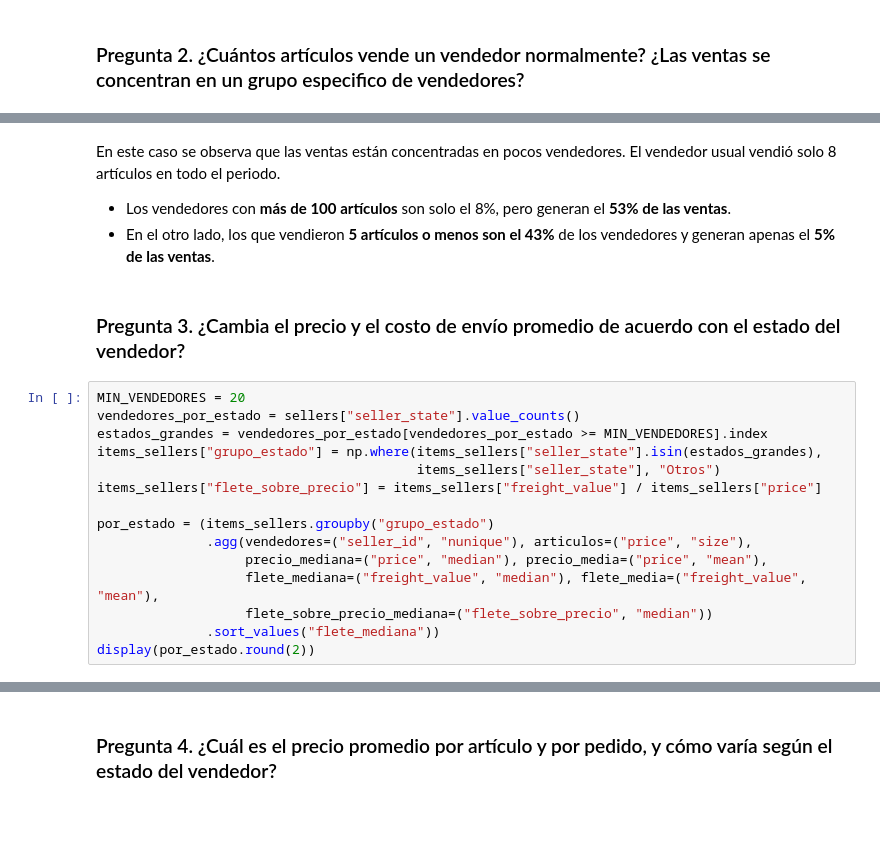
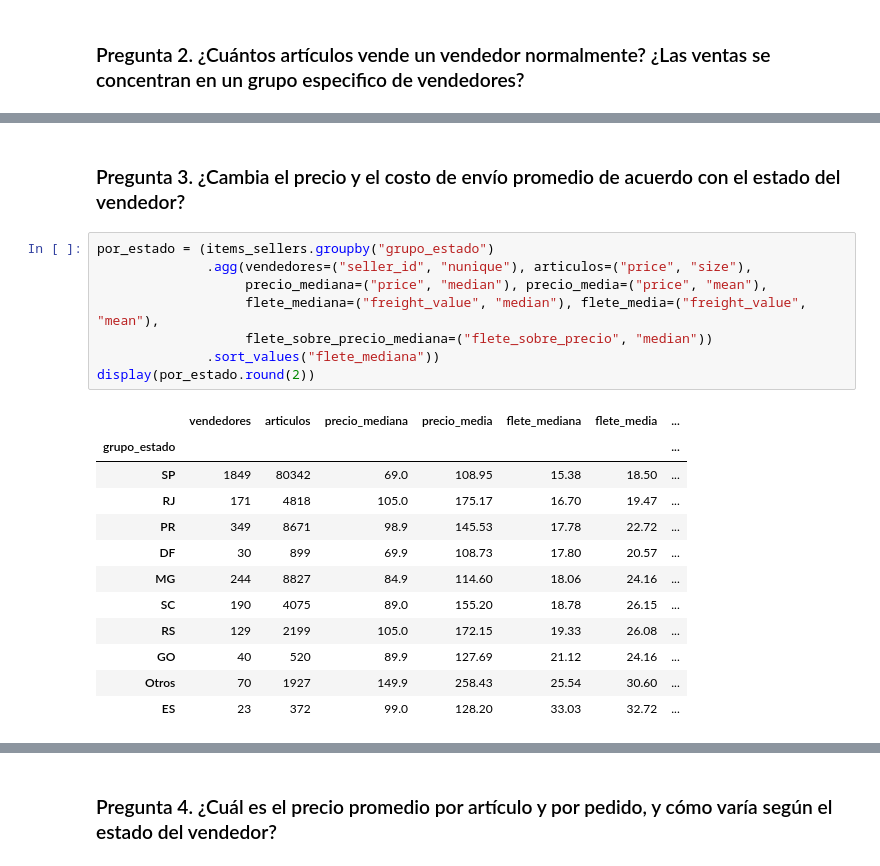
Before and after one commit to chaffrey8/DMEMCD_2026, a Jupyter notebook: Proyecto_JM.ipynb, the cells around one changed output, grey strips where cells are left out. Drawn from its saved outputs; the diff is of its cells as text; blank space fills up the shorter version.

```diff
--- a/Proyecto_JM.ipynb
+++ b/Proyecto_JM.ipynb
@@ -438,25 +612,24 @@ mostrar(fig, "3_2_segmentos_vendedores")
-# %% [markdown]
-En este caso se observa que las ventas están concentradas en pocos vendedores. El vendedor usual vendió solo 8
-artículos en todo el periodo.
-
-- Los vendedores con **más de 100 artículos** son solo el 8%, pero generan el **53% de las ventas**.
-- En el otro lado, los que vendieron **5 artículos o menos son el 43%** de los vendedores
-  y generan apenas el **5% de las ventas**.
 # %% [markdown]
 ### Pregunta 3. ¿Cambia el precio y el costo de envío promedio de acuerdo con el estado del vendedor?
 # %%
-MIN_VENDEDORES = 20
-vendedores_por_estado = sellers["seller_state"].value_counts()
-estados_grandes = vendedores_por_estado[vendedores_por_estado >= MIN_VENDEDORES].index
-items_sellers["grupo_estado"] = np.where(items_sellers["seller_state"].isin(estados_grandes),
-                                         items_sellers["seller_state"], "Otros")
-items_sellers["flete_sobre_precio"] = items_sellers["freight_value"] / items_sellers["price"]
-
 por_estado = (items_sellers.groupby("grupo_estado")
               .agg(vendedores=("seller_id", "nunique"), articulos=("price", "size"),
                    precio_mediana=("price", "median"), precio_media=("price", "mean"),
                    flete_mediana=("freight_value", "median"), flete_media=("freight_value", "mean"),
                    flete_sobre_precio_mediana=("flete_sobre_precio", "median"))
               .sort_values("flete_mediana"))
 display(por_estado.round(2))
+# %% [output]
+|  | vendedores | articulos | precio_mediana | precio_media | flete_mediana | flete_media | ... |
+| grupo_estado |  |  |  |  |  |  | ... |
+| SP | 1849 | 80342 | 69.0 | 108.95 | 15.38 | 18.50 | ... |
+| RJ | 171 | 4818 | 105.0 | 175.17 | 16.70 | 19.47 | ... |
+| PR | 349 | 8671 | 98.9 | 145.53 | 17.78 | 22.72 | ... |
+| DF | 30 | 899 | 69.9 | 108.73 | 17.80 | 20.57 | ... |
+| MG | 244 | 8827 | 84.9 | 114.60 | 18.06 | 24.16 | ... |
+| SC | 190 | 4075 | 89.0 | 155.20 | 18.78 | 26.15 | ... |
+| RS | 129 | 2199 | 105.0 | 172.15 | 19.33 | 26.08 | ... |
+| GO | 40 | 520 | 89.9 | 127.69 | 21.12 | 24.16 | ... |
+| Otros | 70 | 1927 | 149.9 | 258.43 | 25.54 | 30.60 | ... |
+| ES | 23 | 372 | 99.0 | 128.20 | 33.03 | 32.72 | ... |
 # %%
```
Also changed, not shown: parts of 73 cells of this notebook, 2 other files.
